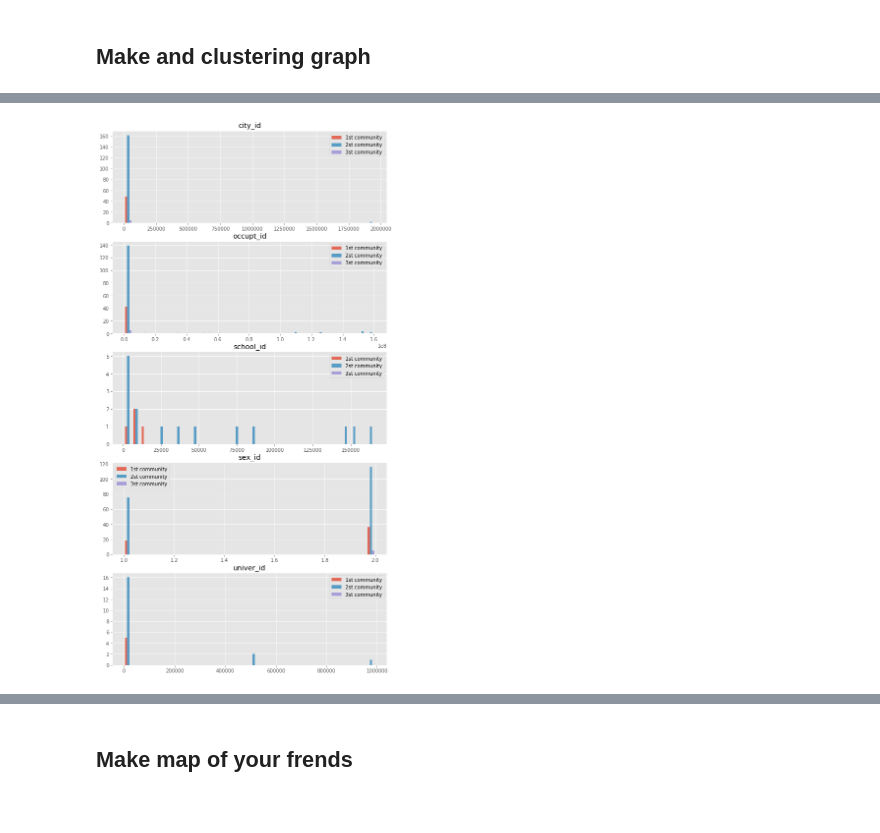
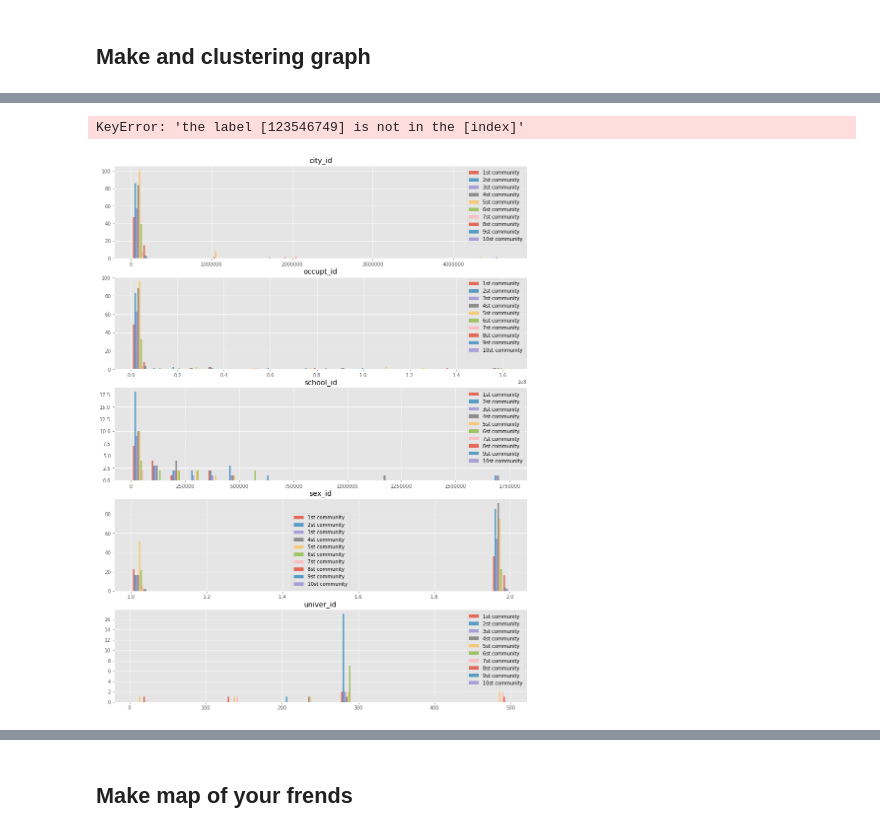
Before and after one commit to Tismoney/vk-graph, a Jupyter notebook: vk_api.ipynb, the cells around one changed output, grey strips where cells are left out. Saved outputs shown, nothing was run; the diff lists cells and outputs as text; code cells hidden in the pictures.

Commit message:
ADD: community

```diff
--- a/vk_api.ipynb
+++ b/vk_api.ipynb
@@ -266,7 +273,8 @@ adj_matrix.shape
 # %%
 #Delete removed users
-ind = np.arange(adj_matrix.shape[0])[adj_matrix.sum(axis=0) < 3]
+ind = np.arange(adj_matrix.shape[0])[adj_matrix.sum(axis=1) < 3]
 adj_matrix = np.delete(adj_matrix, ind, 0)
 adj_matrix = np.delete(adj_matrix, ind, 1)
-adj_matrix.shape
+friends_list = np.delete(friends_list, ind, 0)
+adj_matrix.shape, len(friends_list)
 # %% [output]
@@ -282,0 +282,12 @@ fig.savefig('info_user_id/graph_{}.png'.format(user_id), dpi=300)
+# %%
+G = nx.from_numpy_matrix(adj_matrix)
+G_dend = community.generate_dendrogram(G)
+parts = community.partition_at_level(G_dend,0)
+comm_id = [parts.get(node) for node in G.nodes()]
+pos = nx.spring_layout(G, iterations=150)
+fig = plt.figure(figsize=(9, 9))
+nx.draw_networkx(G, pos = pos, node_color = comm_id,
+                 node_size = 50, with_labels = False,
+                 width=0.6, edge_color ='silver')
+plt.axis("off")
+plt.show()
@@ -283,16 +296,17 @@ fig.savefig('info_user_id/graph_{}.png'.format(user_id), dpi=300)
+# %%
+df_info.set_index('users_id').loc[123546749]
+# %% [output]
+KeyError: 'the label [123546749] is not in the [index]'
 # %%
-def make_hist(df_info, df_comm, clusters):
+def make_hist(df_info, df_comm, comm_id, friends_list):
     #Make new columns
     df_info['comm_id'] = None
-    for cl in range(len(clusters)):
-        com_users_id = df_comm.reset_index().loc[np.array(clusters[cl])]['users_id'].as_matrix()
-        df_info.set_index('users_id', inplace=True)
-        df_info['comm_id'].loc[com_users_id] = cl
-        df_info.reset_index(inplace=True)
-
+    df_info.set_index('users_id', inplace=True)
+    df_info['comm_id'].loc[friends_list] = comm_id
+    df_info.reset_index(inplace=True)
 
     columns = ['city_id', 'occupt_id', 'school_id', 'sex_id', 'univer_id']
-    f, ax = plt.subplots(len(columns), 1, figsize=(10, 4*len(columns)))
+    f, ax = plt.subplots(len(columns), 1, figsize=(15, 4*len(columns)))
 
     for i, col in enumerate(columns):
         ax[i].set_title(col)
@@ -302,14 +316,14 @@ def make_hist(df_info, df_comm, clusters):
             data.append(df_info[df_info['comm_id'] == comm][col].dropna())
             labels.append(str(comm+1) + 'st community')
 
-        ax[i].hist(data, bins=30, alpha=0.8, label=labels)
+        ax[i].hist(data, bins=20, alpha=0.8, label=labels)
         ax[i].legend()
 
     plt.show()
 # %%
-make_hist(df_info, df_comm, clusters)
+make_hist(df_info, df_comm, comm_id, friends_list)
 # %% [output]
-[figure, old version]
+[figure, new version]
 # %%
 def look_people():
     print('You have {} community'.format(df_info['comm_id'].dropna().unique().max() + 1))
```
Also changed, not shown: parts of 18 cells of this notebook.
